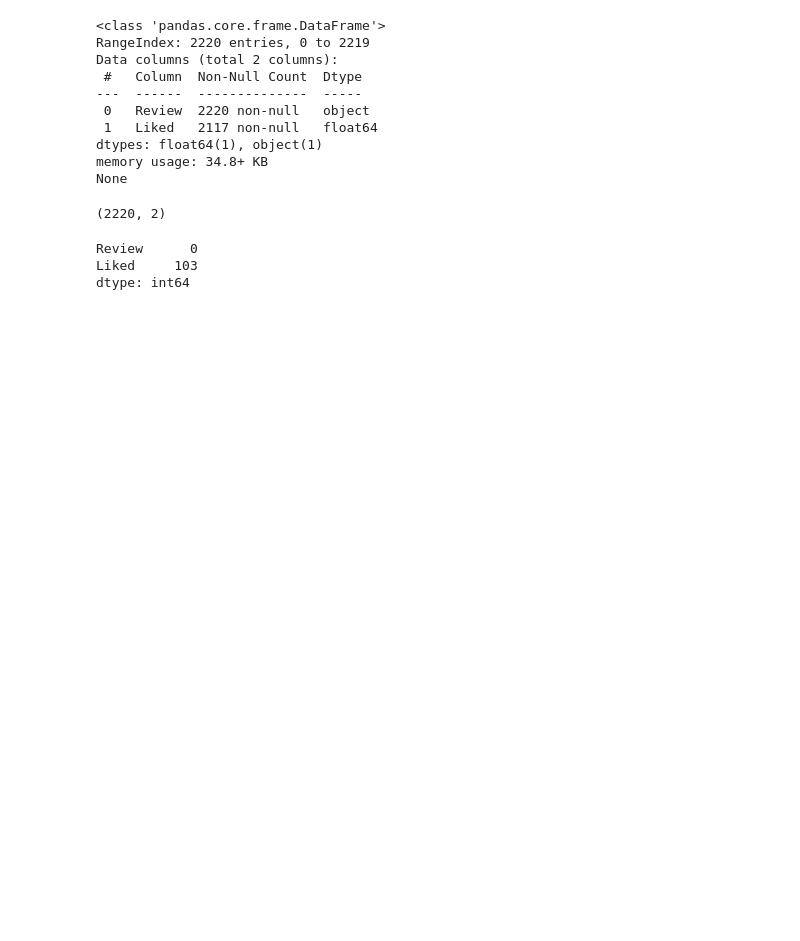
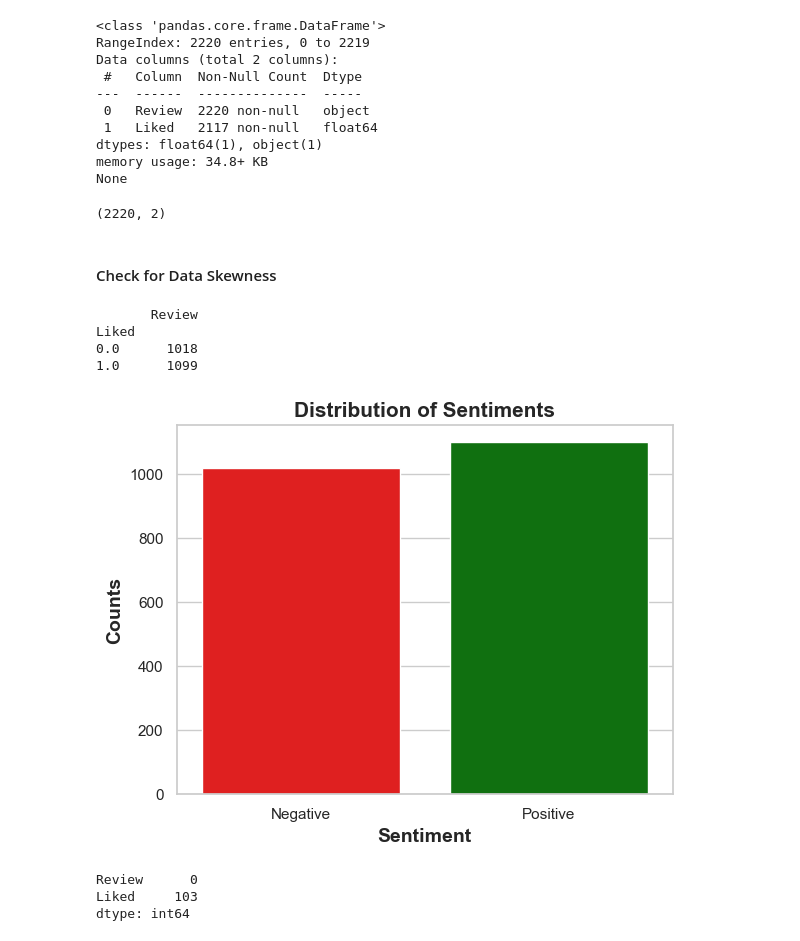
Before and after one commit to saimenogm/Restaurant-Sentiment-Analysis, a Jupyter notebook: Restaurant Sentiment Analysis.ipynb, the cells around one changed output. Cells and saved outputs as stored; diff of their text form; code cells hidden in the pictures; blank space fills up the shorter version.

```diff
--- a/Restaurant Sentiment Analysis.ipynb
+++ b/Restaurant Sentiment Analysis.ipynb
@@ -33,6 +48,29 @@ None
 print(data.shape)
 # %% [output]
 (2220, 2)
+# %% [markdown]
+#### Check for Data Skewness
+# %%
+# Chedk the categories of the sentiment review we have
+print(data.groupby('Liked').count())
+# %% [output]
+       Review
+Liked
+0.0      1018
+1.0      1099
+# %%
+sns.set(style="whitegrid", color_codes=True)
+ax = sns.countplot(data=data, x='Liked',  hue='Liked', palette=['red', 'green'], legend=False)
+ax.set_xticks(range(len(['Negative', 'Positive'])))
+# Set custom labels for the x-axis ticks
+ax.set_xticklabels(['Negative', 'Positive'], rotation=0)
+plt.title("Distribution of Sentiments", size=15, weight="bold")
+plt.xlabel("Sentiment", size=14, weight="bold")
+plt.ylabel("Counts", size=14, weight="bold")
+# Show the plot
+plt.show()
+# %% [output]
+[figure, added]
 # %%
 # Check for null values
 print(data.isna().sum())
```
Also changed, not shown: parts of 26 cells of this notebook.
